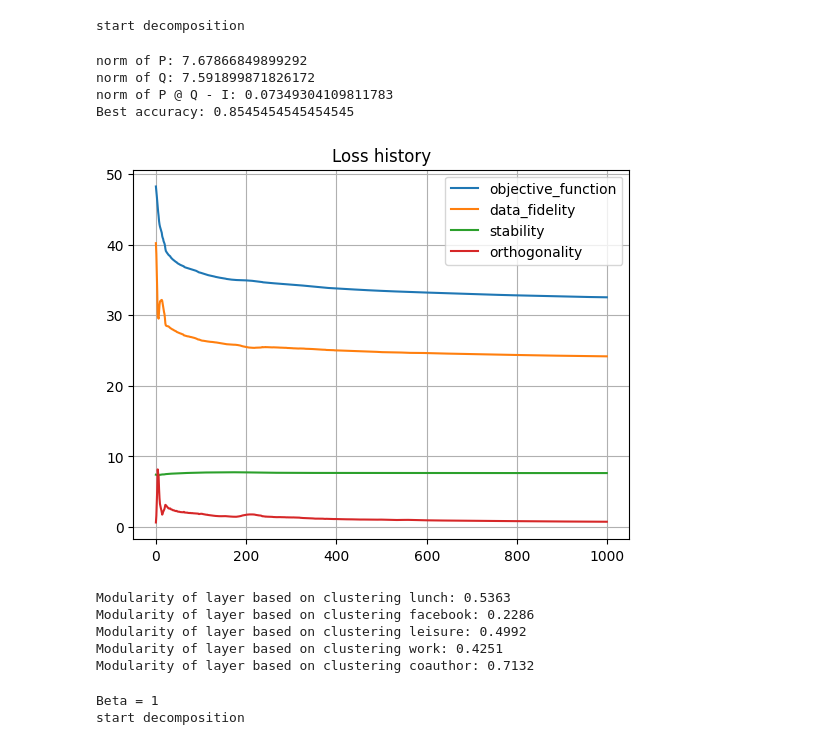
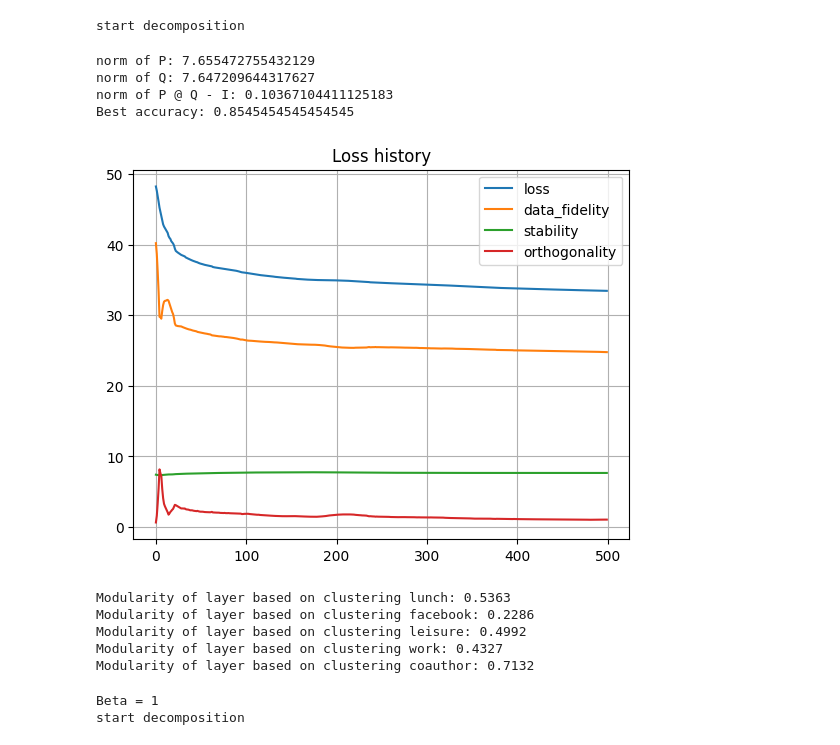
Before and after one commit to souheib1/Clustering-with-Multi-Layer-Graphs, a Jupyter notebook: multi_layer_graph.ipynb, the cells around one changed output. Drawn from its saved outputs; the diff is of its cells as text; code cells hidden in the pictures.

```diff
--- a/multi_layer_graph.ipynb
+++ b/multi_layer_graph.ipynb
@@ -13,17 +13,19 @@ display_MLG(MLG, layer_labels)
 [figure]
 # %%
 model = SC_GED(MLG, k=7, most_informative=4, alpha=1, beta=20)
-clustering, history, accuracy = evaluate_model(model, true_labels, n_iter=1_000)
+model.fit(n_iter=500)
+
+clustering, history, accuracy = evaluate_model(model, true_labels)
 # %% [output]
 start decomposition
-norm of P: 7.67866849899292
-norm of Q: 7.591899871826172
-norm of P @ Q - I: 0.07349304109811783
+norm of P: 7.655472755432129
+norm of Q: 7.647209644317627
+norm of P @ Q - I: 0.10367104411125183
 Best accuracy: 0.8545454545454545
-# %%
-plot_loss(history)
-# %% [output]
-[figure, removed]
+# %%
+model.plot_loss()
+# %% [output]
+[figure, added]
 # %%
 for layer, G in zip(layer_labels, MLG):
     m = modularity(G, clustering)
@@ -32,7 +34,7 @@ for layer, G in zip(layer_labels, MLG):
 Modularity of layer based on clustering lunch: 0.5363
 Modularity of layer based on clustering facebook: 0.2286
 Modularity of layer based on clustering leisure: 0.4992
-Modularity of layer based on clustering work: 0.4251
+Modularity of layer based on clustering work: 0.4327
 Modularity of layer based on clustering coauthor: 0.7132
 # %%
 accuracy = []
```
Also changed, not shown: parts of 4 cells of this notebook, 4 other files.
